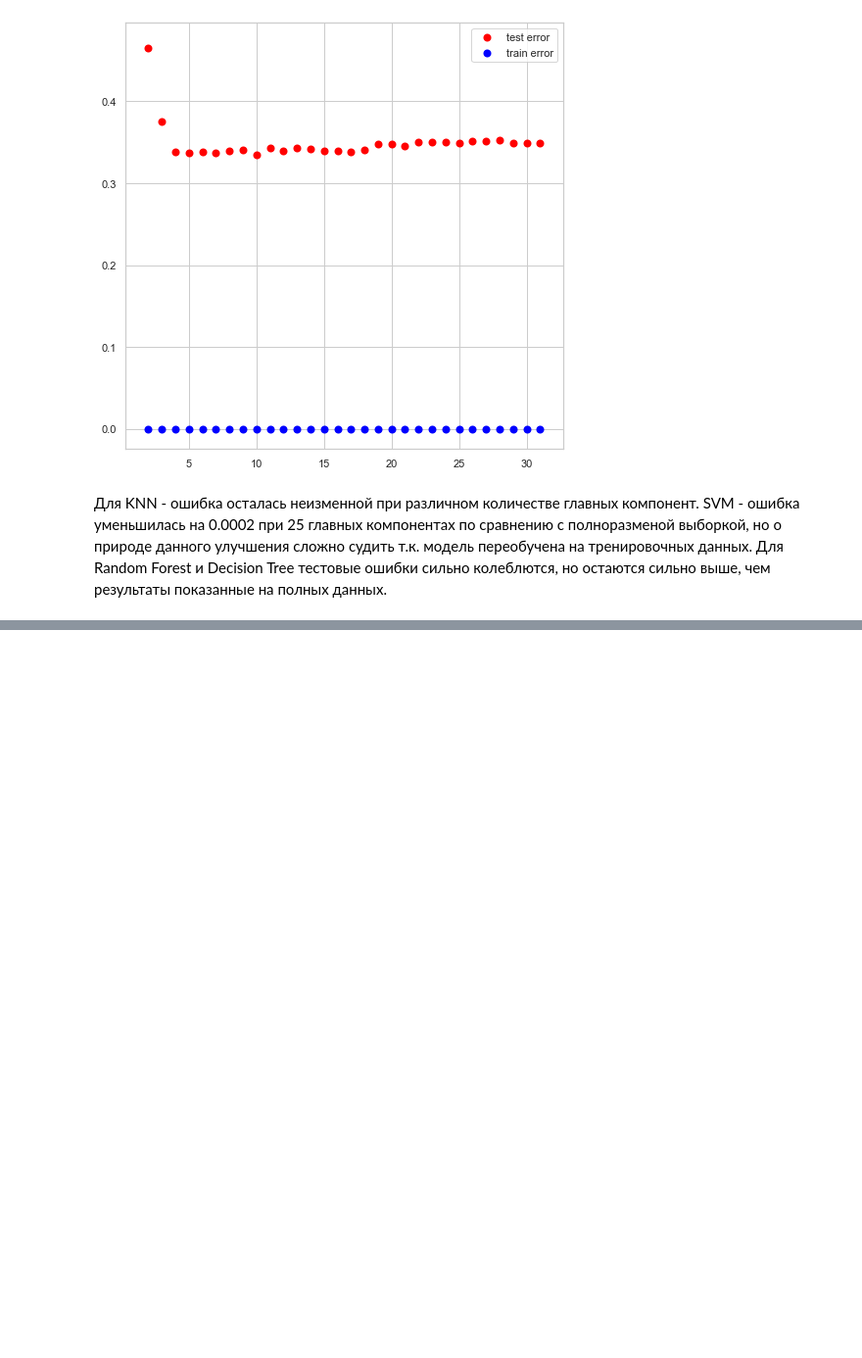
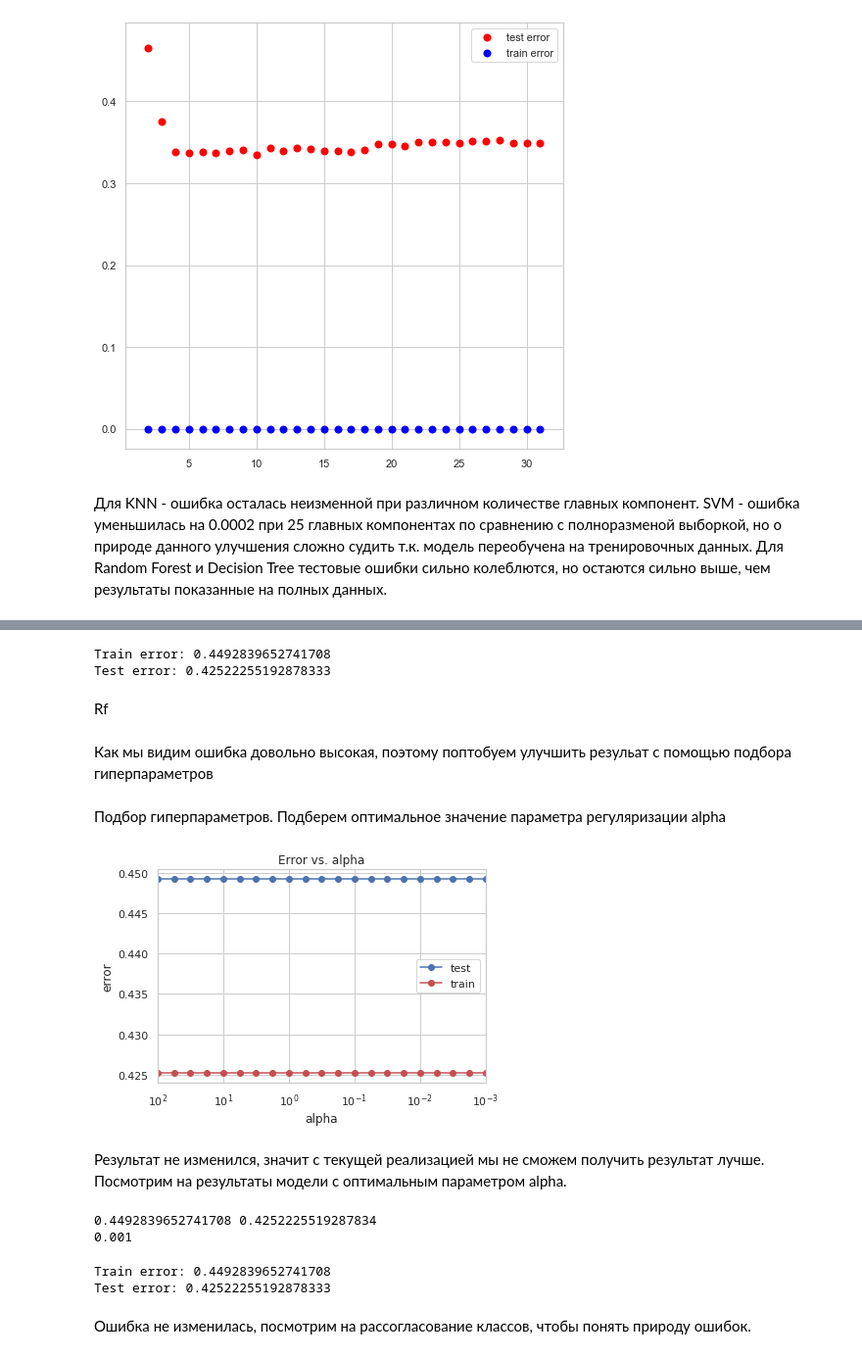
Before and after one commit to eaidova/ML, a Jupyter notebook: task1.ipynb, the cells around one changed output, grey strips where cells are left out. Shown at 98% size. Saved outputs shown, nothing was run; the diff lists cells and outputs as text; code cells hidden in the pictures; blank space fills up the shorter version.

```diff
--- a/task1.ipynb
+++ b/task1.ipynb
@@ -930,0 +940,5 @@ print("Наибольшая ошибка на тренировочной выб
+# %%
+from sklearn.neural_network import MLPClassifier
+mlp_model = MLPClassifier(hidden_layer_sizes = (100,),solver = 'lbfgs',
+                          activation = 'logistic', random_state = 1, max_iter=1000000)
+mlp_model.fit(X_train, y_train)
@@ -930,0 +958,66 @@ print("Наибольшая ошибка на тренировочной выб
+# %%
+y_train_pred = mlp_model.predict(X_train)
+y_test_pred = mlp_model.predict(X_test)
+# %%
+print('Train error: {}'.format(1- mlp_model.score(X_train, y_train)))
+print('Test error: {}'.format(1 - mlp_model.score(X_test, y_test)))
+# %% [output]
+Train error: 0.4492839652741708
+Test error: 0.42522255192878333
+# %% [markdown]
+Rf
+# %% [markdown]
+Как мы видим ошибка довольно высокая, поэтому поптобуем улучшить резульат с помощью подбора гиперпараметров
+# %% [markdown]
+Подбор гиперпараметров.
+Подберем оптимальное значение параметра регуляризации alpha
+# %%
+alpha_arr = np.logspace(-3, 2, 21)
+test_err = []
+train_err = []
+for alpha in alpha_arr:
+    mlp_model = MLPClassifier(alpha = alpha, hidden_layer_sizes = (100,),
+                              solver = 'lbfgs', activation = 'logistic', random_state = 42, max_iter=100000000)
+    mlp_model.fit(X_train, y_train)
+
+    y_train_pred = mlp_model.predict(X_train)
+    y_test_pred = mlp_model.predict(X_test)
+    train_err.append(np.mean(y_train != y_train_pred))
+    test_err.append(np.mean(y_test != y_test_pred))
+# %%
+plt.semilogx(alpha_arr, train_err, 'b-o', label = 'test')
+plt.semilogx(alpha_arr, test_err, 'r-o', label = 'train')
+plt.xlim([np.max(alpha_arr), np.min(alpha_arr)])
+plt.title('Error vs. alpha')
+plt.xlabel('alpha')
+plt.ylabel('error')
+plt.legend()
+pass
+# %% [output]
+[figure, added]
+# %% [markdown]
+Результат не изменился, значит с текущей реализацией мы не сможем получить результат лучше. Посмотрим на результаты модели с оптимальным параметром alpha.
+# %%
+min_train_err = np.min(train_err)
+min_test_err = np.min(test_err)
+print(min_train_err, min_test_err)
+alpha_opt = alpha_arr[test_err == min_test_err][0]
+print(alpha_opt)
+# %% [output]
+0.4492839652741708 0.4252225519287834
+0.001
+# %%
+mlp_model = MLPClassifier(alpha = alpha_opt, hidden_layer_sizes = (100,),
+                          solver = 'lbfgs', activation = 'logistic', random_state = 42)
+mlp_model.fit(X_train, y_train)
+
+y_train_pred = mlp_model.predict(X_train)
+y_test_pred = mlp_model.predict(X_test)
+
+print('Train error: {}'.format(1- mlp_model.score(X_train, y_train)))
+print('Test error: {}'.format(1 - mlp_model.score(X_test, y_test)))
+# %% [output]
+Train error: 0.4492839652741708
+Test error: 0.42522255192878333
+# %% [markdown]
+Ошибка не изменилась, посмотрим на рассогласование классов, чтобы понять природу ошибок.
```
Also changed, not shown: parts of 16 cells of this notebook.
